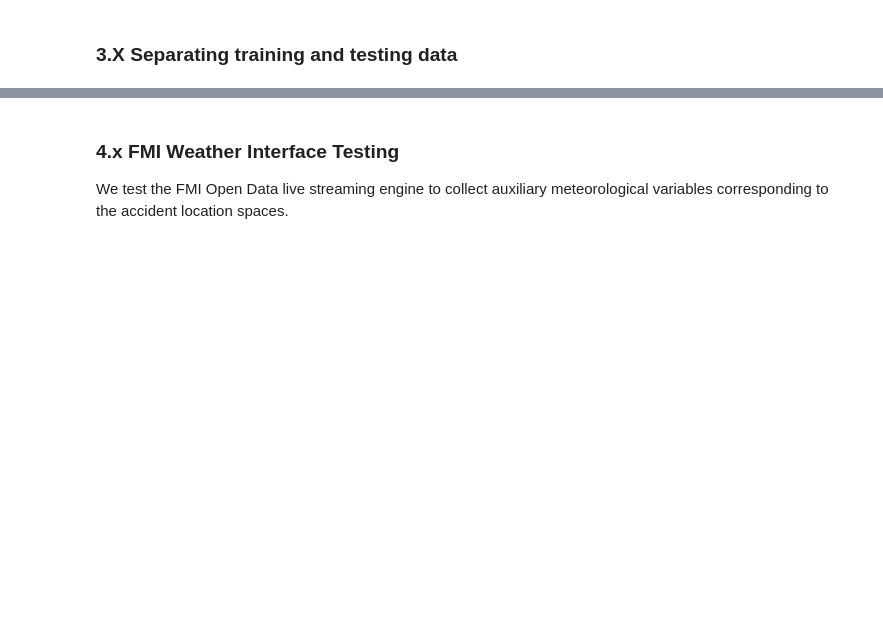
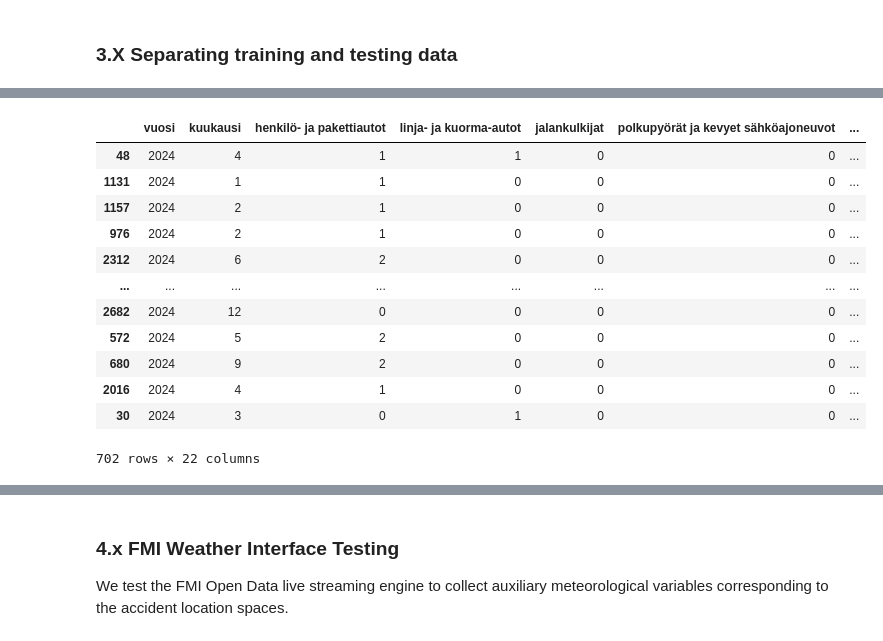
Before and after one commit to TopiAhola/data-and-ml-group5, a Jupyter notebook: project/traffic_accidents_analysis.ipynb, the cells around one changed output, grey strips where cells are left out. Cells and saved outputs as stored; diff of their text form; code cells hidden in the pictures; blank space fills up the shorter version.

```diff
--- a/project/traffic_accidents_analysis.ipynb
+++ b/project/traffic_accidents_analysis.ipynb
@@ -232,0 +261,17 @@ df_accidents.drop('geom', axis=1, inplace=True)
+# %%
+# TODO: You can remove this later
+X_test
+# %% [output]
+|  | vuosi | kuukausi | henkilö- ja pakettiautot | linja- ja kuorma-autot | jalankulkijat | polkupyörät ja kevyet sähköajoneuvot | ... |
+| 48 | 2024 | 4 | 1 | 1 | 0 | 0 | ... |
+| 1131 | 2024 | 1 | 1 | 0 | 0 | 0 | ... |
+| 1157 | 2024 | 2 | 1 | 0 | 0 | 0 | ... |
+| 976 | 2024 | 2 | 1 | 0 | 0 | 0 | ... |
+| 2312 | 2024 | 6 | 2 | 0 | 0 | 0 | ... |
+| ... | ... | ... | ... | ... | ... | ... | ... |
+| 2682 | 2024 | 12 | 0 | 0 | 0 | 0 | ... |
+| 572 | 2024 | 5 | 2 | 0 | 0 | 0 | ... |
+| 680 | 2024 | 9 | 2 | 0 | 0 | 0 | ... |
+| 2016 | 2024 | 4 | 1 | 0 | 0 | 0 | ... |
+| 30 | 2024 | 3 | 0 | 1 | 0 | 0 | ... |
+702 rows × 22 columns
```
Also changed, not shown: parts of 9 cells of this notebook.
